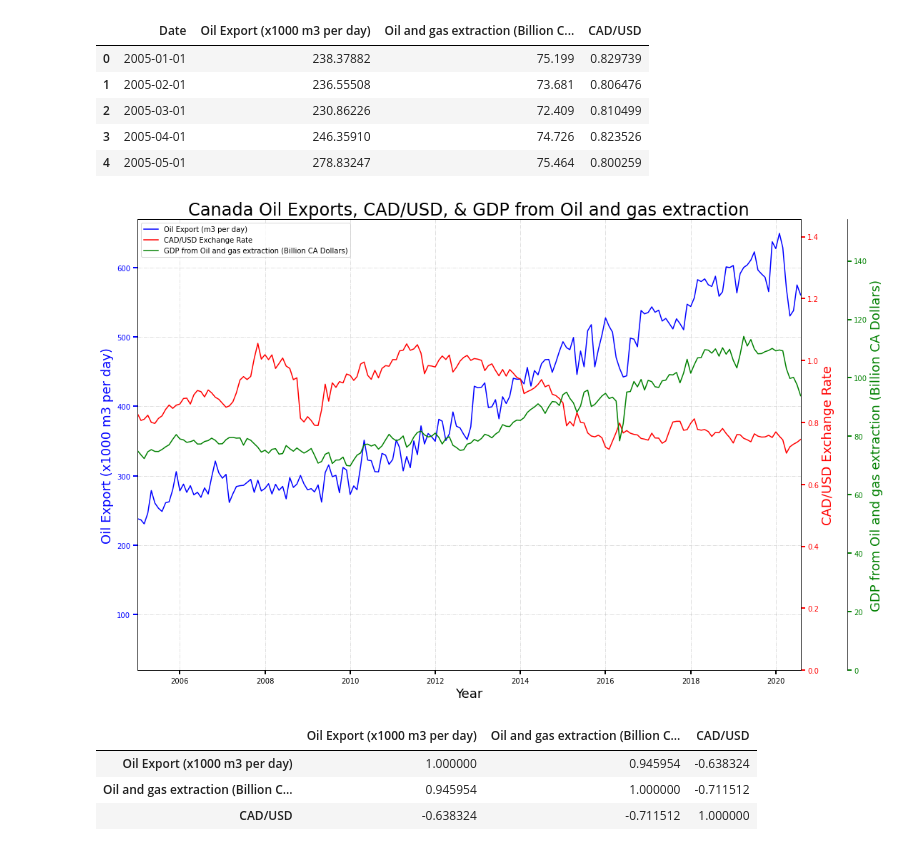
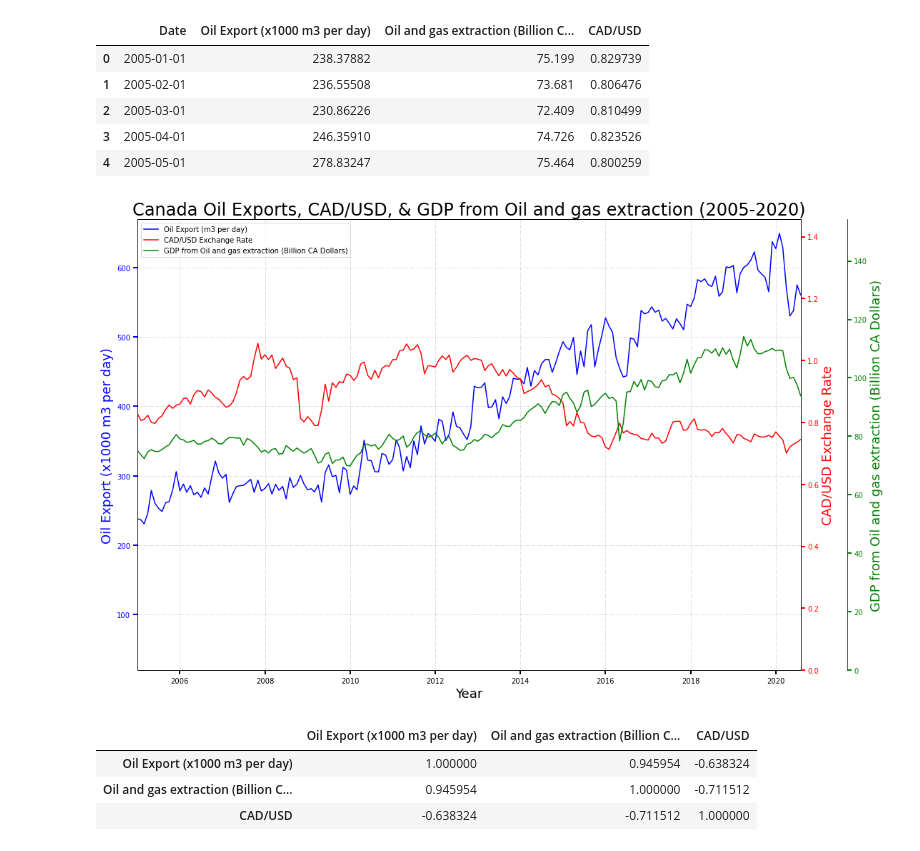
Before and after one commit to kk-deng/CanadaEnergyIE, a Jupyter notebook: Part 2.ipynb, the cells around one changed output. Cells and saved outputs as stored; diff of their text form; code cells hidden in the pictures.

Commit message:
Updated plotting figures

```diff
--- a/Part 2.ipynb
+++ b/Part 2.ipynb
@@ -227,38 +227,38 @@ p2, = par1.plot(x_axis, y_axis_2, "r-", label="CAD/USD Exchange Rate")
 p3, = par2.plot(x_axis, y_axis_3, "g-", label="GDP from Oil and gas extraction (Billion CA Dollars)")
 
 # Setting all related elements, including labels, limits, etc.
-host.set_title("Canada Oil Exports, CAD/USD, & GDP from Oil and gas extraction", fontsize=24)
+host.set_title("Canada Oil Exports, CAD/USD, & GDP from Oil and gas extraction (2005-2020)", fontsize=24)
 host.set_xlim(min(x_axis), max(x_axis) )
 host.set_ylim(20, max(y_axis_1) + 20)
 par1.set_ylim(0, max(y_axis_2) + 0.4)
 par2.set_ylim(0, max(y_axis_3) + 40)
 
 host.set_xlabel("Year", fontsize=18)
 host.set_ylabel("Oil Export (x1000 m3 per day)", fontsize=18)
 par1.set_ylabel("CAD/USD Exchange Rate", fontsize=18)
 par2.set_ylabel("GDP from Oil and gas extraction (Billion CA Dollars)", fontsize=18)
 
 host.yaxis.label.set_color(p1.get_color())
 par1.yaxis.label.set_color(p2.get_color())
 par2.yaxis.label.set_color(p3.get_color())
 
 tkw = dict(size=6, width=2)
 host.tick_params(axis='y', colors=p1.get_color(), **tkw)
 par1.tick_params(axis='y', colors=p2.get_color(), **tkw)
 par2.tick_params(axis='y', colors=p3.get_color(), **tkw)
 
 host.tick_params(axis='x', **tkw)
 
 lines = [p1, p2, p3]
 
 # Create legend and grid, save figure
 host.legend(lines, [l.get_label() for l in lines], loc='best')
 plt.tight_layout()
 host.grid(linestyle='-.', alpha = 0.5)
 plt.savefig("Plots/Question 2 & 4 - CAD Exchange Rate vs. Oil Export and GDP contribution of Oil Extraction.png", bbox_inches='tight', facecolor='w')
 plt.show()
 # %% [output]
-[figure, old version]
+[figure, new version]
 # %%
 # Correlation matrix
 can_df.corr()
```
Also changed, not shown: parts of 1 cell of this notebook, 2 other files.
